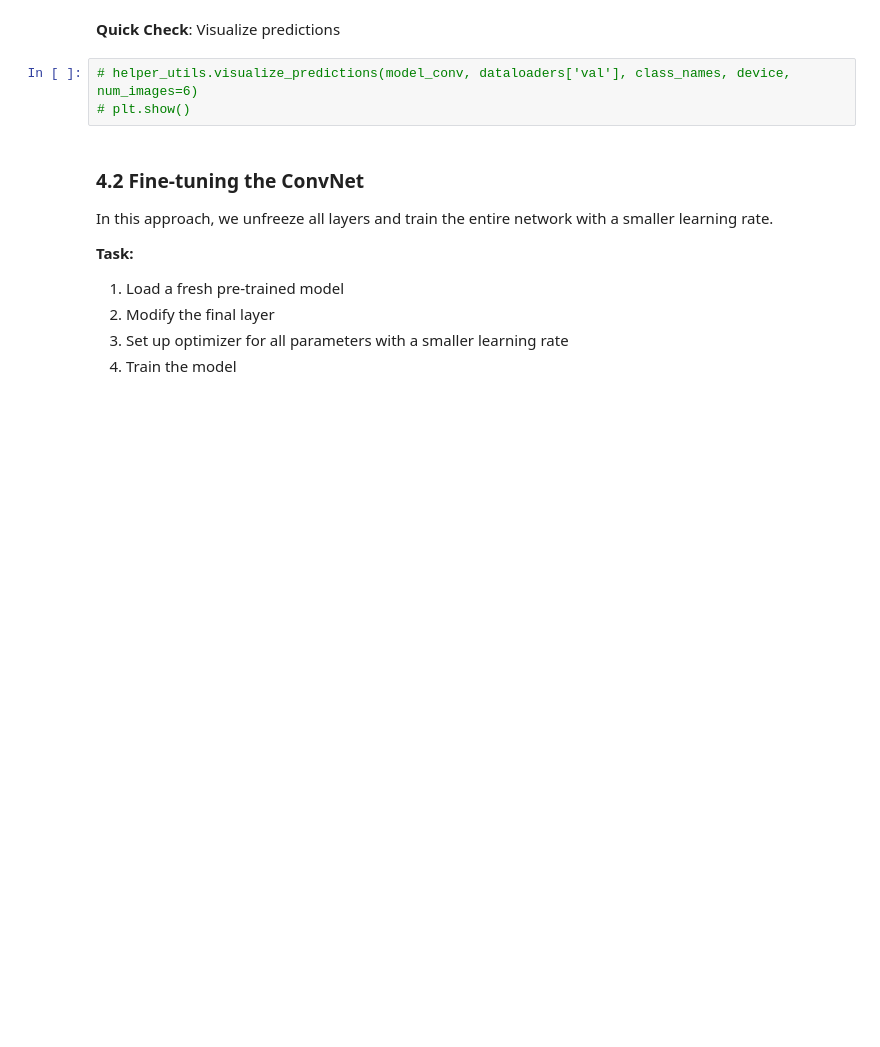
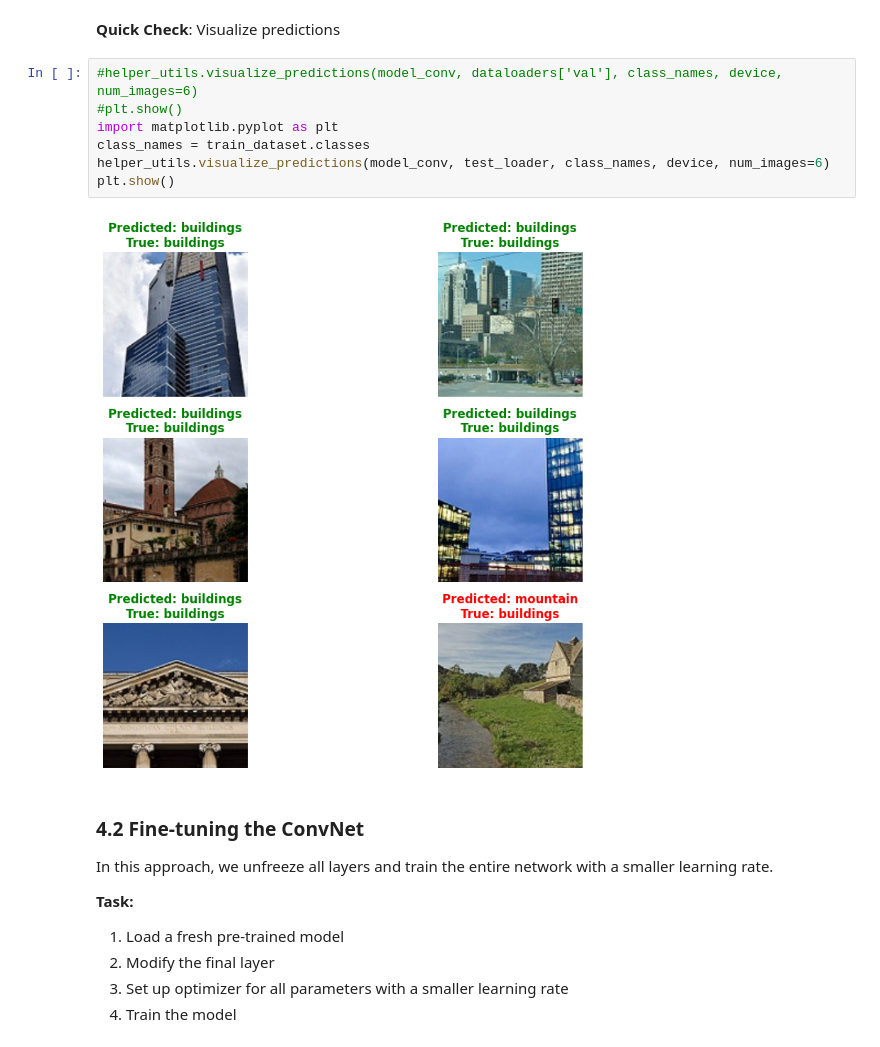
Before and after one commit to Ref4al/BWeek1, a Jupyter notebook: WeeklyProject_(1).ipynb, the cells around one changed output. Drawn from its saved outputs; the diff is of its cells as text; blank space fills up the shorter version.

```diff
--- a/WeeklyProject_(1).ipynb
+++ b/WeeklyProject_(1).ipynb
@@ -375,8 +383,14 @@ KeyError: 'train_loss'
 # %% [markdown]
 **Quick Check**: Visualize predictions
 # %%
-# helper_utils.visualize_predictions(model_conv, dataloaders['val'], class_names, device, num_images=6)
-# plt.show()
+#helper_utils.visualize_predictions(model_conv, dataloaders['val'], class_names, device, num_images=6)
+#plt.show()
+import matplotlib.pyplot as plt
+class_names = train_dataset.classes
+helper_utils.visualize_predictions(model_conv, test_loader, class_names, device, num_images=6)
+plt.show()
+# %% [output]
+[figure, added]
 # %% [markdown]
 <a name='4-2'></a>
 ### 4.2 Fine-tuning the ConvNet
```
Also changed, not shown: parts of 4 cells of this notebook.
